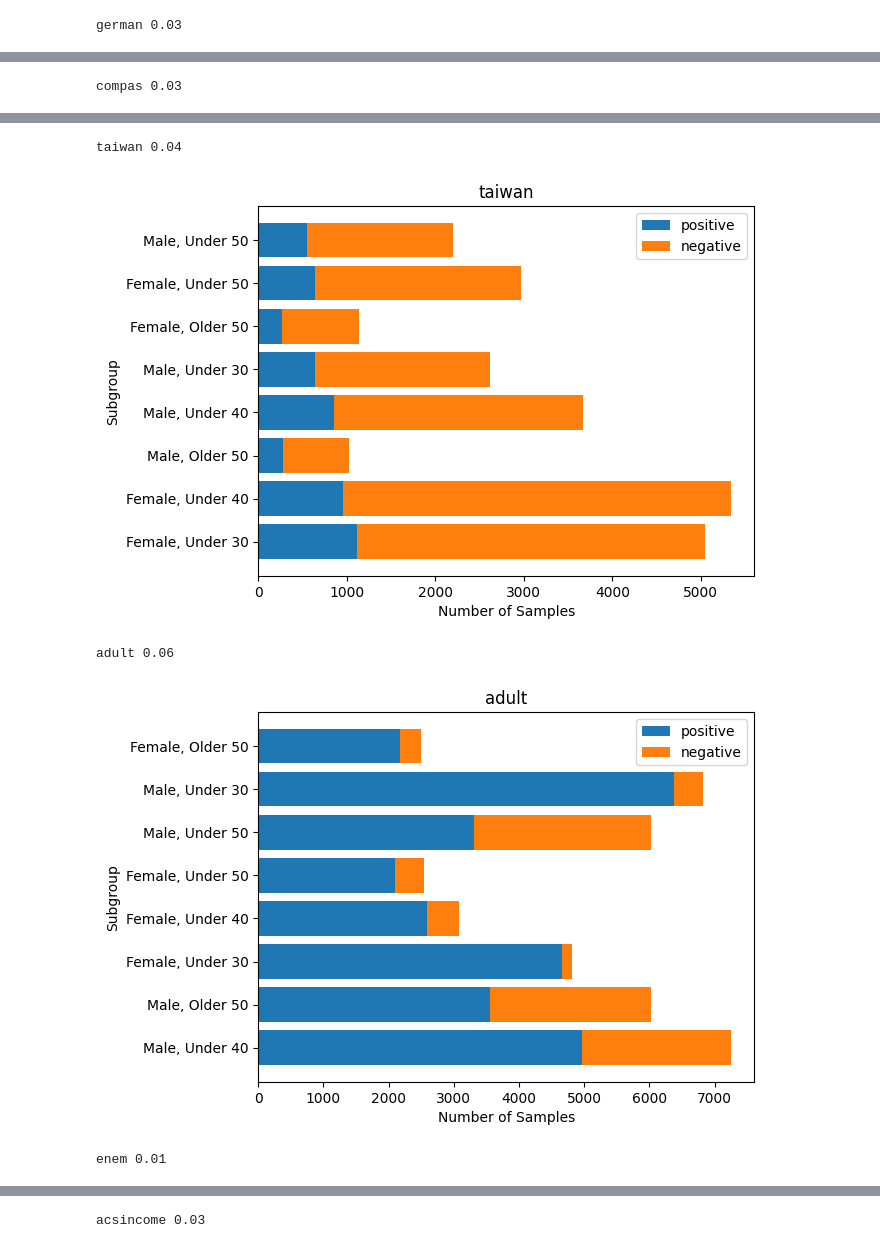
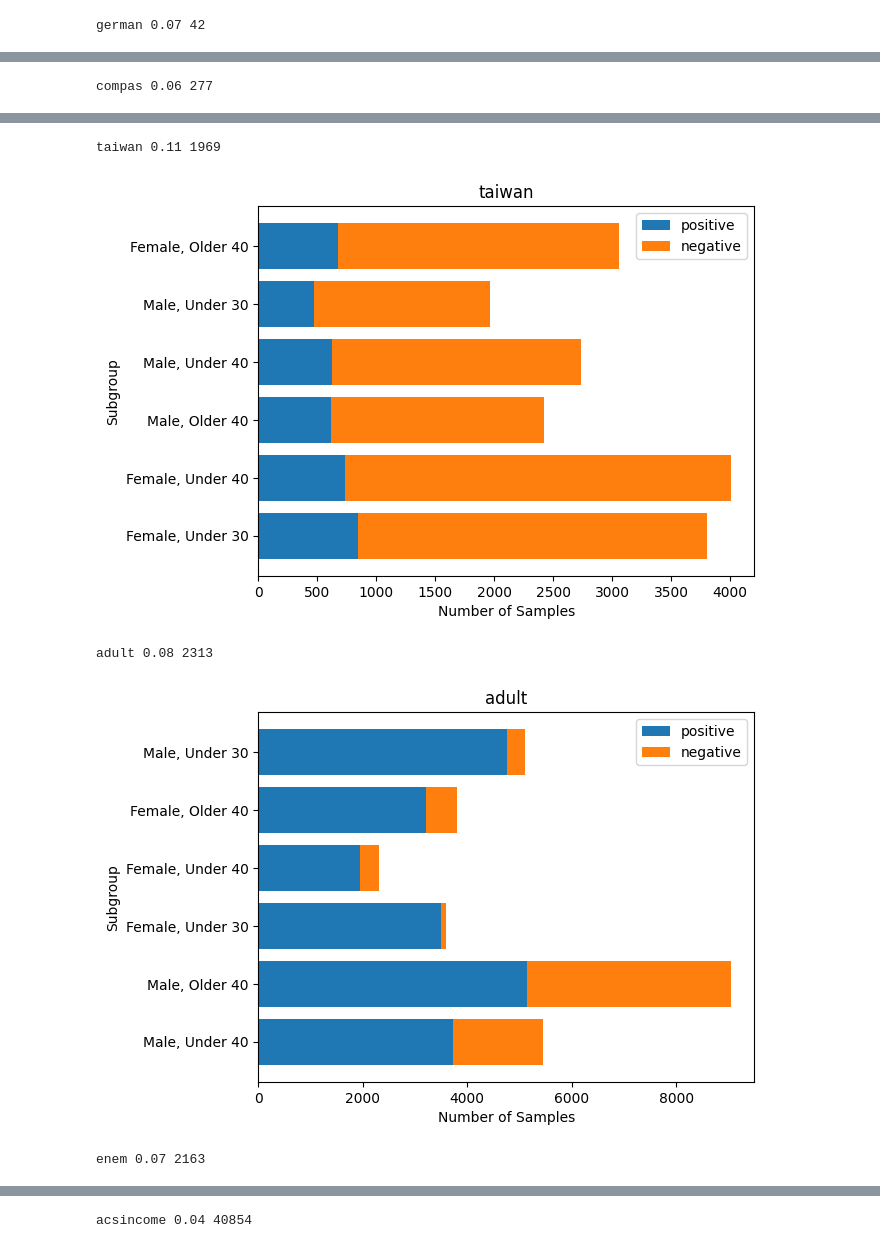
Before and after one commit to hiaac-finance/m2fgb, a Jupyter notebook: notebooks/analyze_datasets.ipynb, the cells around one changed output, grey strips where cells are left out. Drawn from its saved outputs; the diff is of its cells as text; code cells hidden in the pictures.

Commit message:
rerun: datasets plots

```diff
--- a/notebooks/analyze_datasets.ipynb
+++ b/notebooks/analyze_datasets.ipynb
@@ -27,7 +27,7 @@ for dataset in ["german", "compas", "taiwan", "adult", "enem", "acsincome"]:
             X_test,
             A_test,
             Y_test,
-        ) = data.get_fold(dataset, 0, 10, 8, 0)
+        ) = data.get_strat_split(dataset, 6, 20, 0)
     groups_dict = literal_eval(f.getvalue())
     # invert dict
     groups_dict = {v: k for k, v in groups_dict.items()}
@@ -46,7 +46,7 @@ for dataset in ["german", "compas", "taiwan", "adult", "enem", "acsincome"]:
     groups_df["negative_size"] = groups_df["size"] - groups_df["positive_size"]
     groups_df["negative_rate"] = groups_df["prop"] - groups_df["positive_rate"]
 
-    print(dataset, np.round(groups_df.prop.min(), 2))
+    print(dataset, np.round(groups_df.prop.min(), 2), np.round(groups_df["size"].min()))
     fig, ax = plt.subplots()
     ax.barh(groups_df["group"], groups_df["negative_size"], label="positive")
     bottom = groups_df["negative_size"]
@@ -59,4 +59,4 @@ for dataset in ["german", "compas", "taiwan", "adult", "enem", "acsincome"]:
     ax.set_yticklabels([groups_dict[group] for group in groups_df["group"]])
     plt.show()
 # %% [output]
-german 0.03
+german 0.07 42
@@ -64 +64 @@ german 0.03
-compas 0.03
+compas 0.06 277
@@ -66,5 +66,5 @@ compas 0.03
-taiwan 0.04
+taiwan 0.11 1969
-[figure, old version]
+[figure, new version]
-adult 0.06
+adult 0.08 2313
-[figure, old version]
+[figure, new version]
-enem 0.01
+enem 0.07 2163
@@ -72 +72 @@ enem 0.01
-acsincome 0.03
+acsincome 0.04 40854
```
Also changed, not shown: parts of 1 cell of this notebook.
